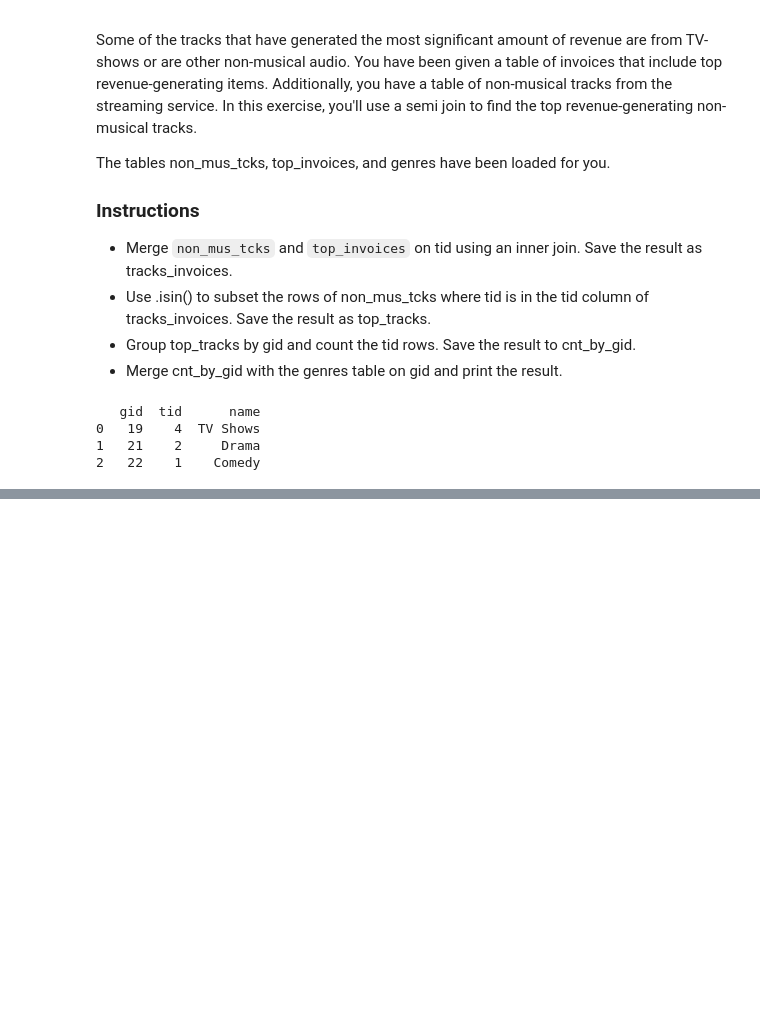
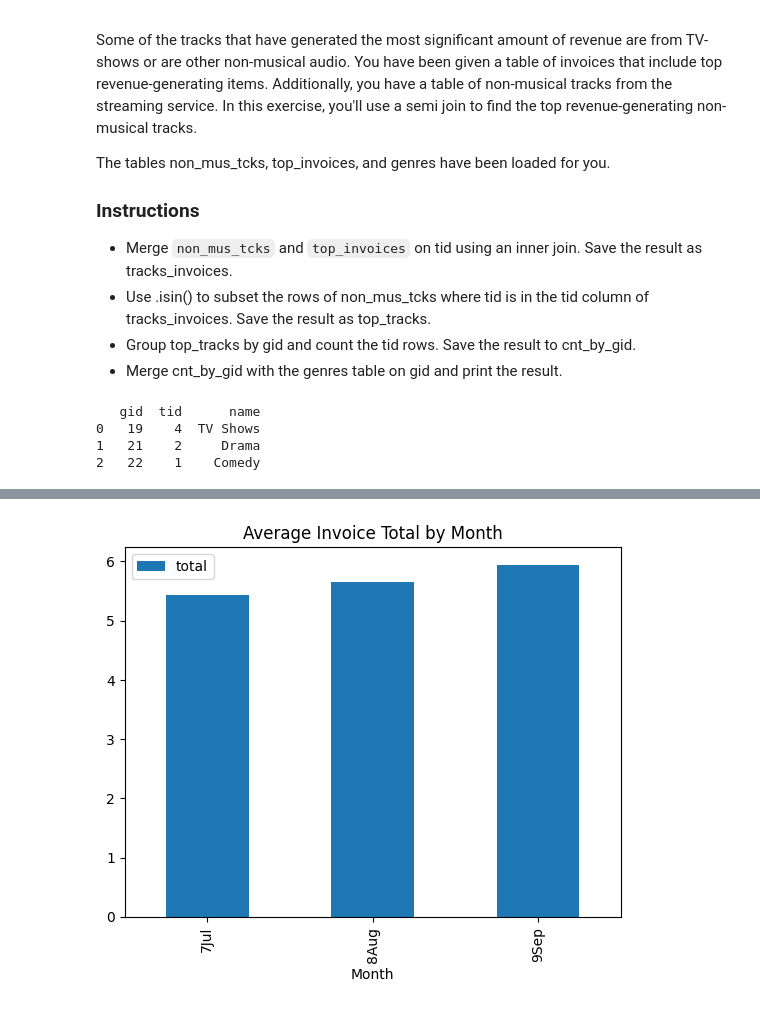
Before and after one commit to petsereypanha/python_data, a Jupyter notebook: pandas/Joining Data with pandas.ipynb, the cells around one changed output, grey strips where cells are left out. Drawn from its saved outputs; the diff is of its cells as text; code cells hidden in the pictures; blank space fills up the shorter version.

Commit message:
update joinnig data with pandas

```diff
--- a/pandas/Joining Data with pandas.ipynb
+++ b/pandas/Joining Data with pandas.ipynb
@@ -678,0 +766,21 @@ print(result)
+# %%
+# Import the pandas libraries
+import pandas as pd
+# Import matplotlib.pyplot as plt
+import matplotlib.pyplot as plt
+# Load the invoice DataFrames
+inv_jul = pd.read_csv('../data/inv_jul.csv')
+inv_aug = pd.read_csv('../data/inv_aug.csv')
+inv_sep = pd.read_csv('../data/inv_sep.csv')
+# %%
+# Concatenate the tables and add keys
+inv_jul_thr_sep = pd.concat([inv_jul, inv_aug, inv_sep],
+                            keys=['7Jul', '8Aug', '9Sep'],
+                            names=['Month', 'Invoice'])
+
+avg_inv_by_month = inv_jul_thr_sep.groupby(level=0).agg({'total':'mean'})
+
+avg_inv_by_month.plot(kind='bar', title='Average Invoice Total by Month')
+plt.show()
+# %% [output]
+[figure, added]
```
Also changed, not shown: parts of 9 cells of this notebook, 7 other files.
